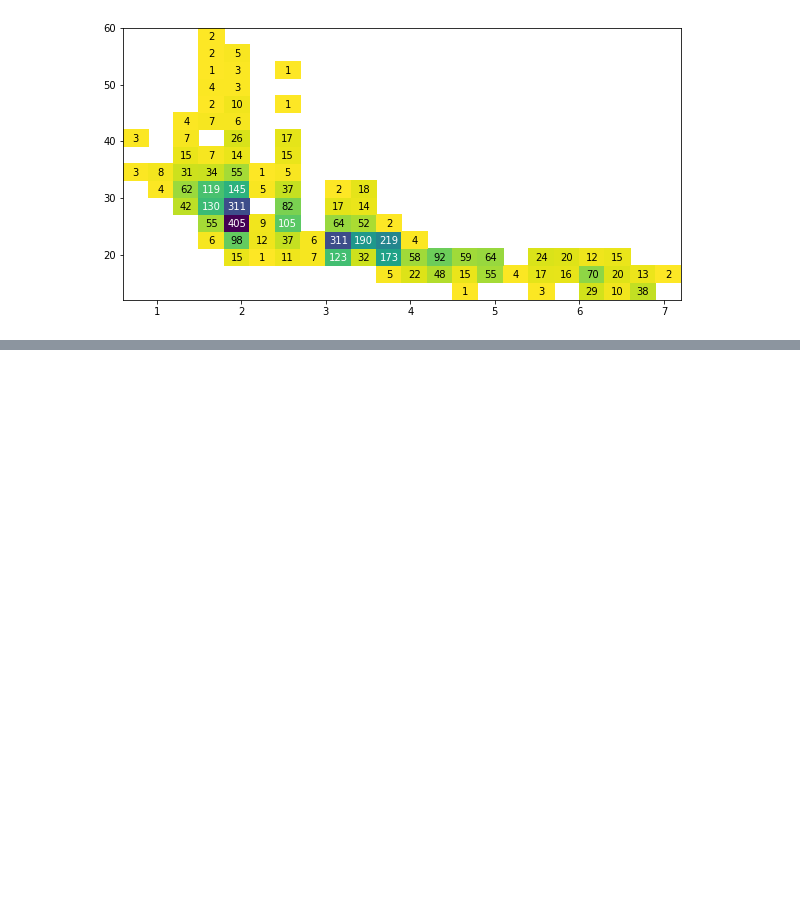
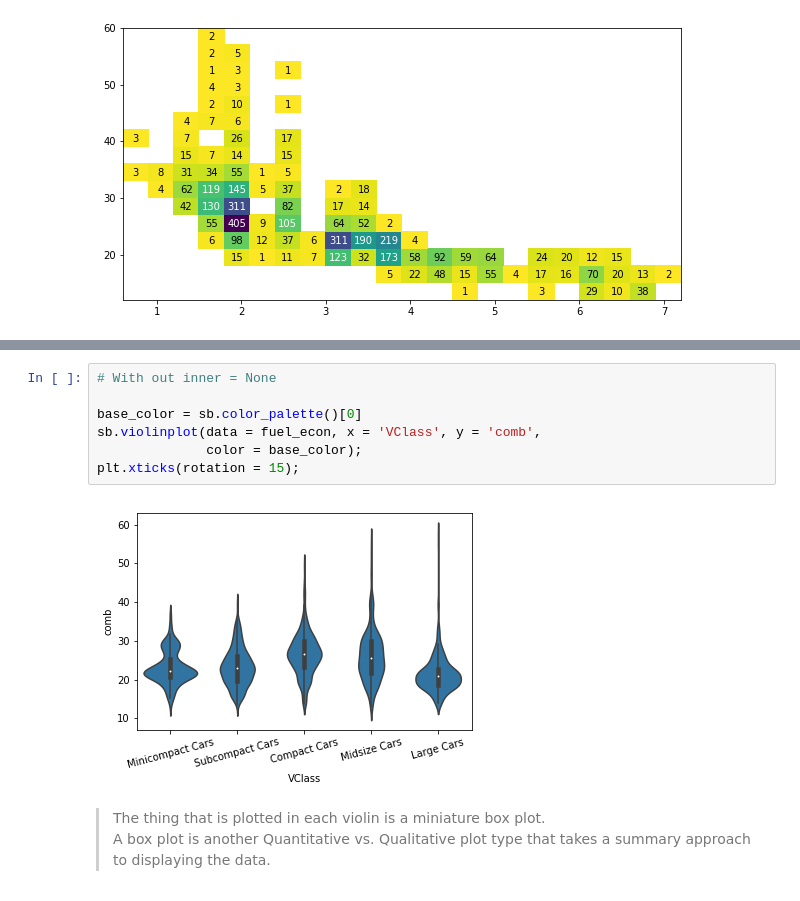
Before and after one commit to iRaied/Project_5_3_Pokemon, a Jupyter notebook: Bivariate_Exploration.ipynb, the cells around one changed output, grey strips where cells are left out. Cells and saved outputs as stored; diff of their text form; blank space fills up the shorter version.

```diff
--- a/Bivariate_Exploration.ipynb
+++ b/Bivariate_Exploration.ipynb
@@ -160,0 +200,13 @@ for i in range(counts.shape[0]):
+# %%
+# With out inner = None
+
+base_color = sb.color_palette()[0]
+sb.violinplot(data = fuel_econ, x = 'VClass', y = 'comb',
+              color = base_color);
+plt.xticks(rotation = 15);
+# %% [output]
+[figure, added]
+# %% [markdown]
+> The thing that is plotted in each violin is a miniature box plot.
+<br></br>
+A box plot is another Quantitative vs. Qualitative plot type that takes a summary approach to displaying the data.
```
Also changed, not shown: parts of 9 cells of this notebook.
